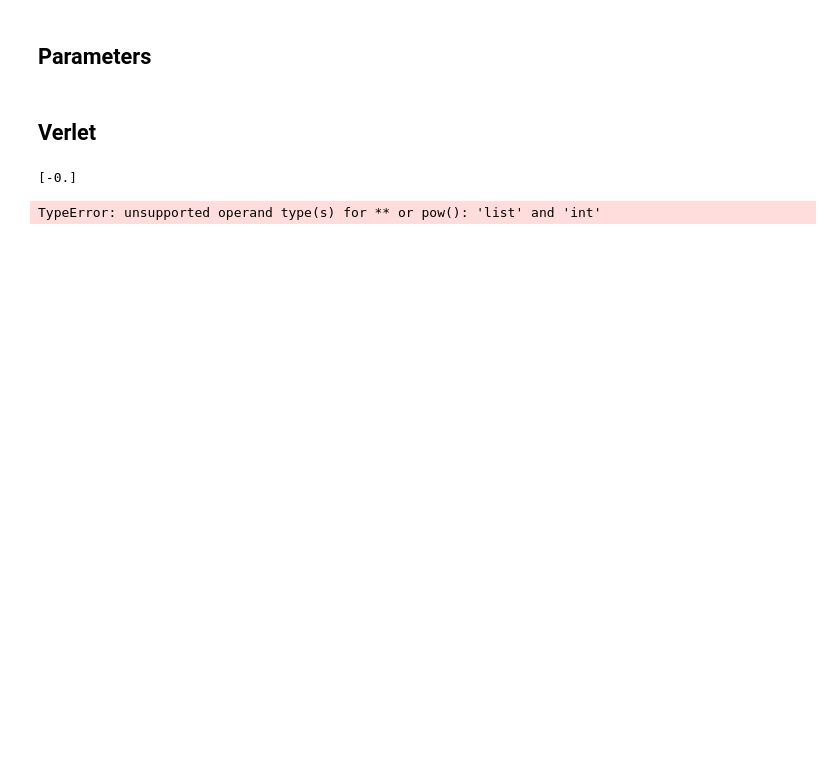
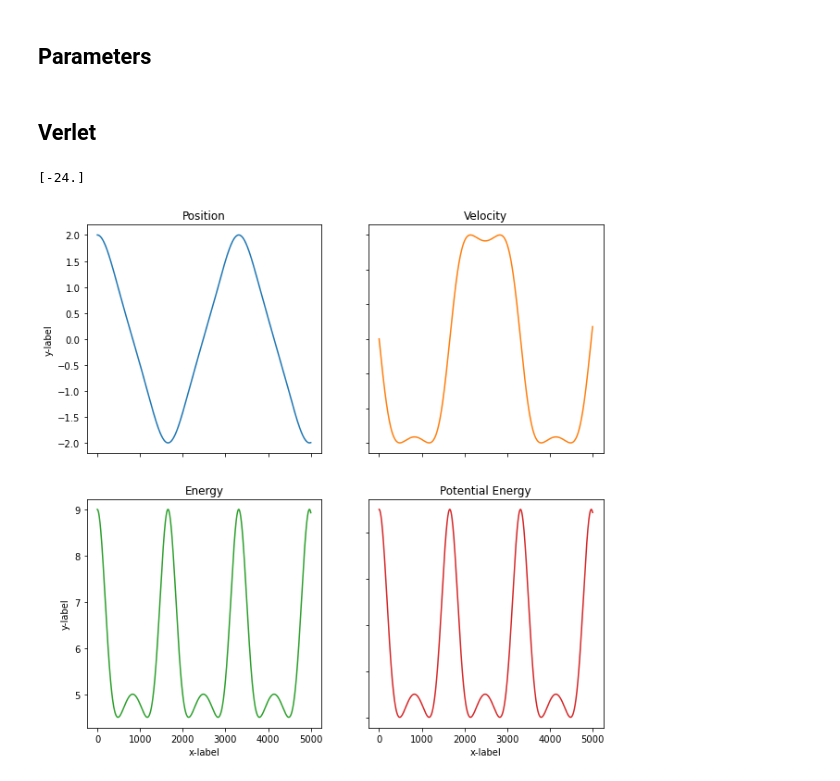
Before and after one commit to arnaud39/pimd_langevin, a Jupyter notebook: research.ipynb, the cells around one changed output. Cells and saved outputs as stored; diff of their text form; code cells hidden in the pictures; blank space fills up the shorter version.

```diff
--- a/research.ipynb
+++ b/research.ipynb
@@ -6,34 +6,52 @@ import numpy as np
 timestep = 1e-16
 
 
-initial_position = np.linspace(4,4,1)
+initial_position = np.linspace(2,2,1)
 initial_velocities = np.zeros(1)# np.linspace(0,0,100)
 
 
-iterations = 1000
+iterations = 5000
 # %% [markdown]
 ## Verlet
-# %%
-from verlet import verlet
-from dynamics import energy
-import matplotlib.pyplot as plt
-
-position, velocity = verlet(
-    inital_positions=initial_position,
-    initial_velocities=initial_velocities,
-    iterations= iterations,
-    timestep= timestep,
-
-    )
-
-#plt.plot(position)
-
-energies = energy(position, velocity)
-plt.plot(energies)
-plt.show()
-# %% [output]
-[-0.]
-TypeError: unsupported operand type(s) for ** or pow(): 'list' and 'int'
+# %%
+from verlet import verlet
+from dynamics import energy
+import matplotlib.pyplot as plt
+
+position, velocity = verlet(
+    inital_positions=initial_position,
+    initial_velocities=initial_velocities,
+    iterations=iterations,
+    timestep=timestep,
+)
+
+# plt.plot(position)
+
+potential_e, kinetic_e = energy(position, velocity)
+
+energy = [a + b for a, b in zip(potential_e, kinetic_e)]
+
+fig, axs = plt.subplots(2, 2, figsize=(10, 10))
+axs[0, 0].plot(position)
+axs[0, 0].set_title('Position')
+axs[0, 1].plot(velocity, 'tab:orange')
+axs[0, 1].set_title('Velocity')
+axs[1, 0].plot(energy, 'tab:green')
+axs[1, 0].set_title('Energy')
+axs[1, 1].plot(potential_e, 'tab:red')
+axs[1, 1].set_title('Potential Energy')
+
+for ax in axs.flat:
+    ax.set(xlabel='x-label', ylabel='y-label')
+
+# Hide x labels and tick labels for top plots and y ticks for right plots.
+for ax in axs.flat:
+    ax.label_outer()
+
+plt.show()
+# %% [output]
+[-24.]
+[figure, added]
 # %%
 from verlet import verlet
 from dynamics import K
```
